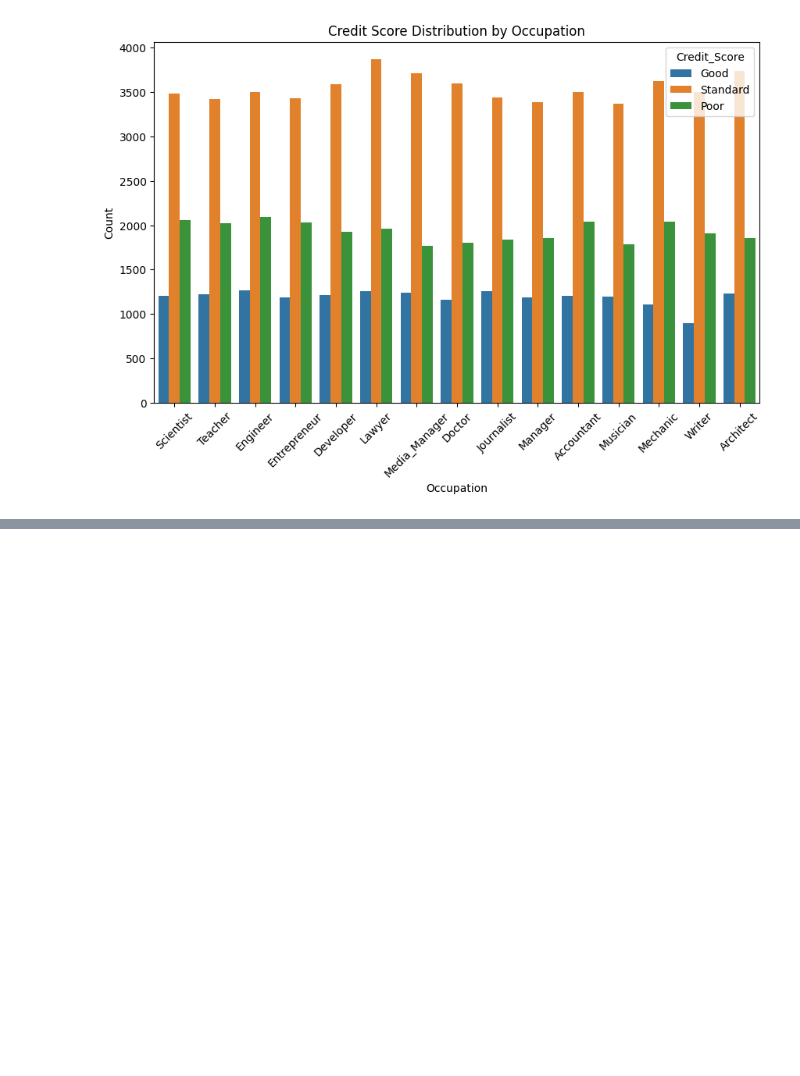
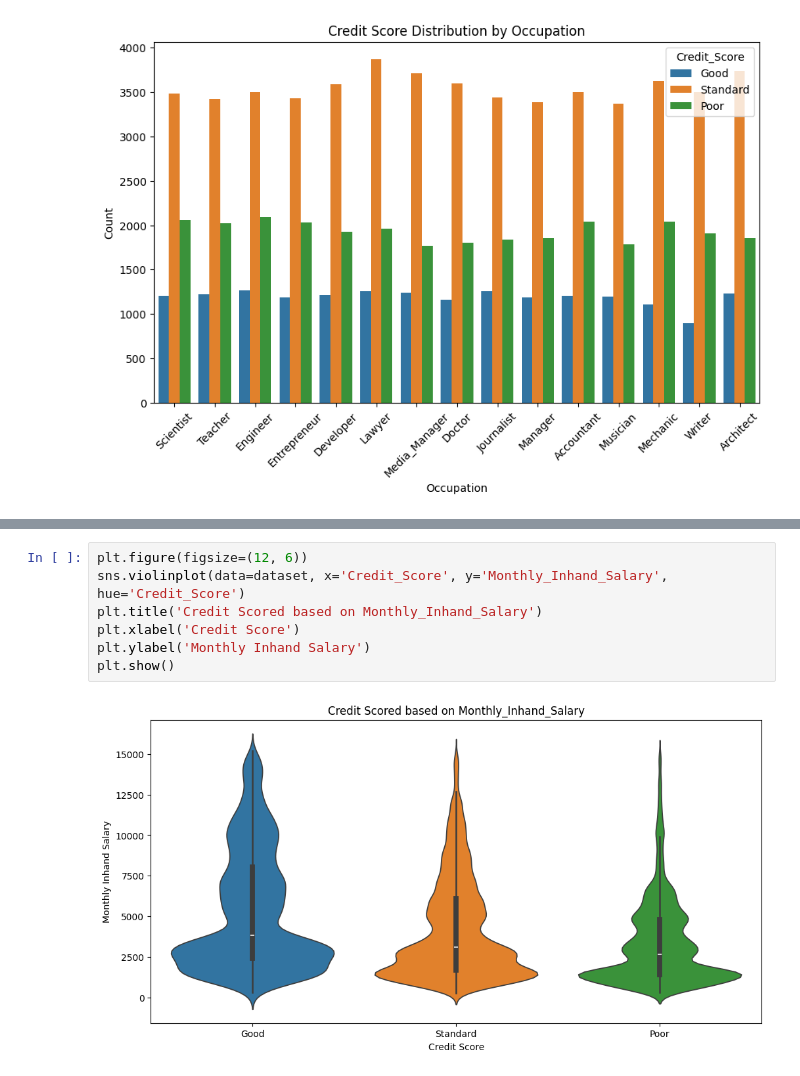
Before and after one commit to Darknight47/Data-Science-Project-01, a Jupyter notebook: credit_score_classification.ipynb, the cells around one changed output, grey strips where cells are left out. Drawn from its saved outputs; the diff is of its cells as text; blank space fills up the shorter version.

```diff
--- a/credit_score_classification.ipynb
+++ b/credit_score_classification.ipynb
@@ -173,0 +195,9 @@ plt.show()
+# %%
+plt.figure(figsize=(12, 6))
+sns.violinplot(data=dataset, x='Credit_Score', y='Monthly_Inhand_Salary', hue='Credit_Score')
+plt.title('Credit Scored based on Monthly_Inhand_Salary')
+plt.xlabel('Credit Score')
+plt.ylabel('Monthly Inhand Salary')
+plt.show()
+# %% [output]
+[figure, added]
```
Also changed, not shown: parts of 5 cells of this notebook.
